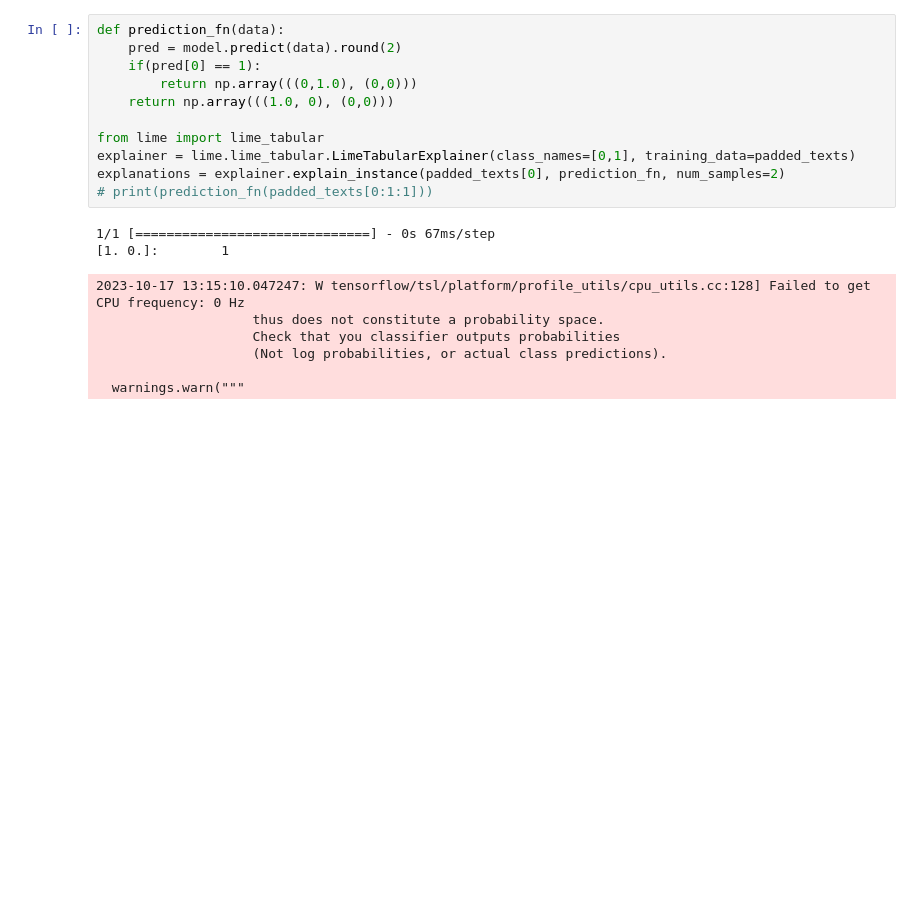
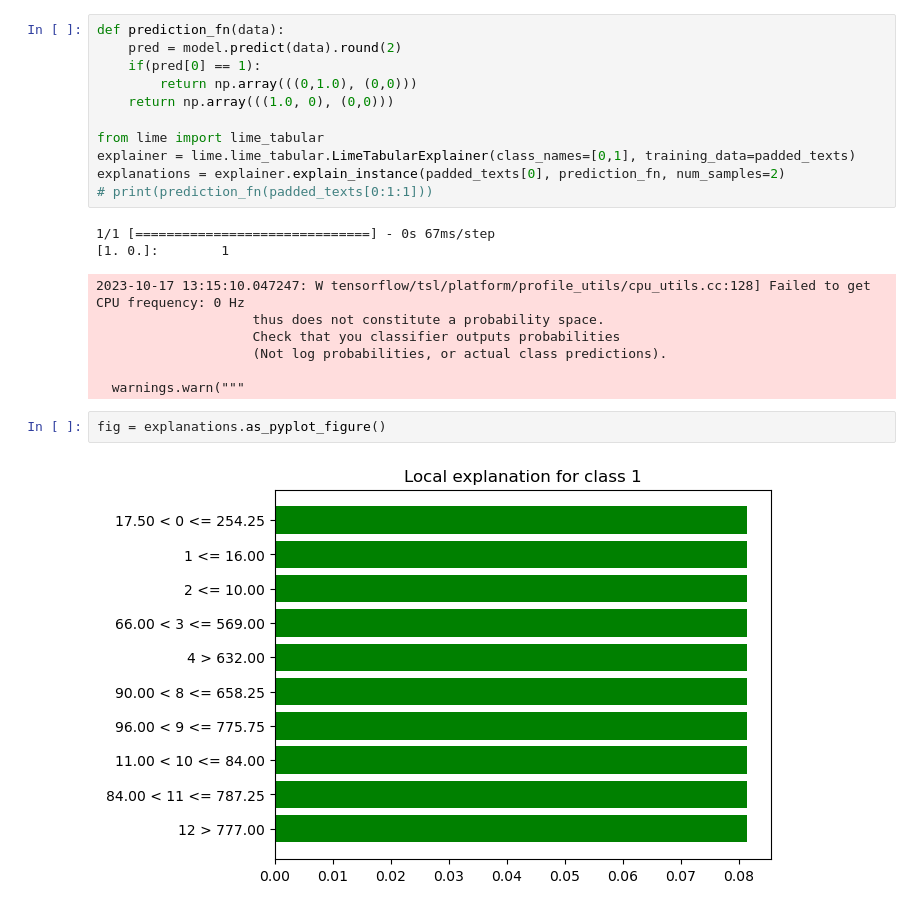
Before and after one commit to GeraldFreis/TopicsInComputerScience, a Jupyter notebook: SHAP_und_LIME/lime.ipynb, the cells around one changed output. Cells and saved outputs as stored; diff of their text form; blank space fills up the shorter version.

```diff
--- a/SHAP_und_LIME/lime.ipynb
+++ b/SHAP_und_LIME/lime.ipynb
@@ -41,3 +41,7 @@ explanations = explainer.explain_instance(padded_texts[0], prediction_fn, num_sa
                     (Not log probabilities, or actual class predictions).
 
   warnings.warn("""
+# %%
+fig = explanations.as_pyplot_figure()
+# %% [output]
+[figure, added]
```
